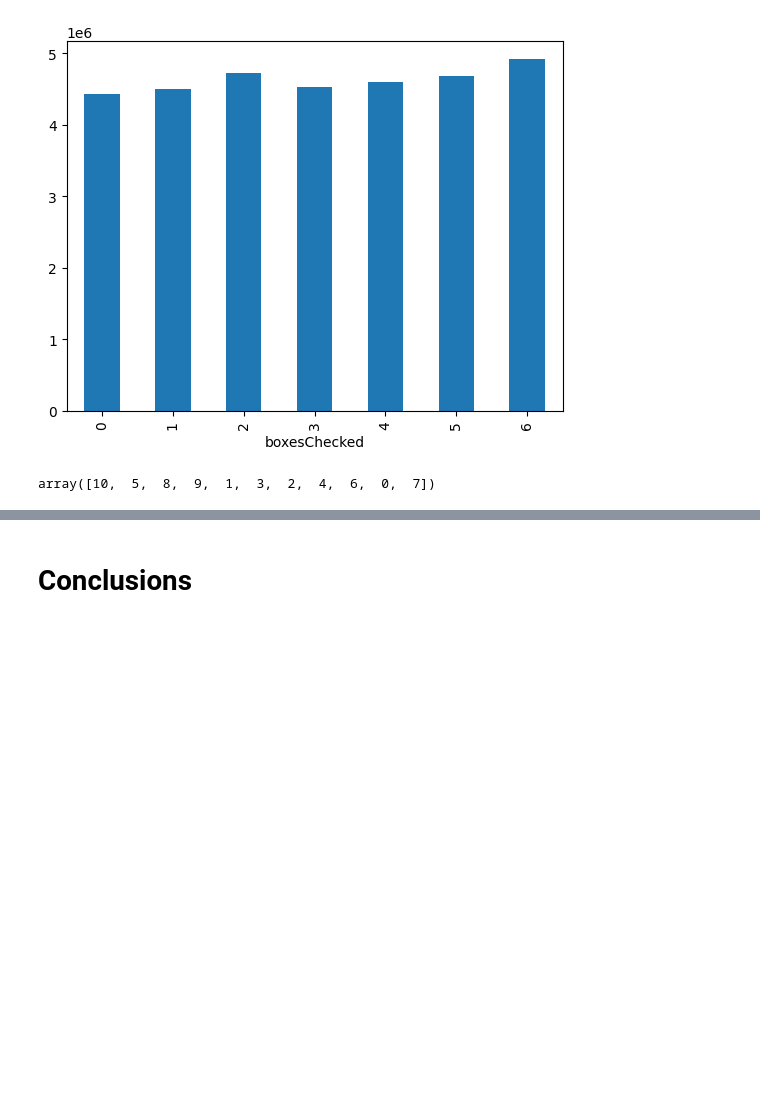
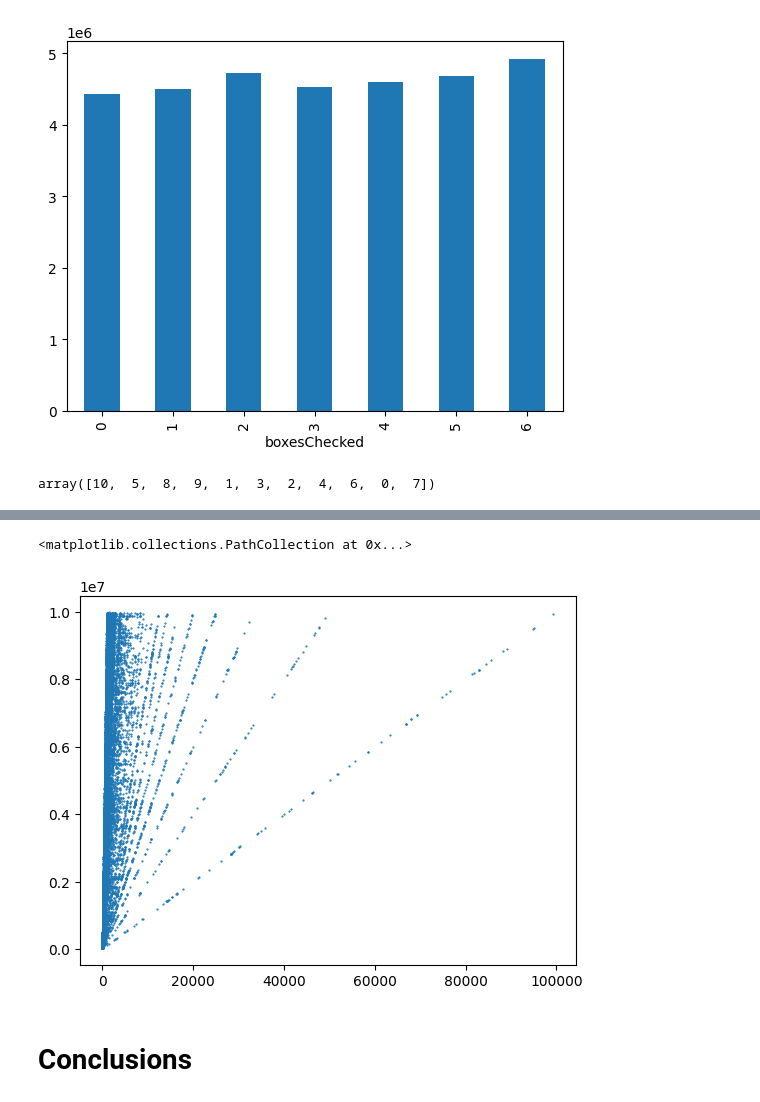
Before and after one commit to PashaIanko/Kaggle.ParisHousingPrices, a Jupyter notebook: 1_data_exploration.ipynb, the cells around one changed output, grey strips where cells are left out. Saved outputs shown, nothing was run; the diff lists cells and outputs as text; code cells hidden in the pictures; blank space fills up the shorter version.

```diff
--- a/1_data_exploration.ipynb
+++ b/1_data_exploration.ipynb
@@ -942,3 +960,16 @@ array([10,  5,  8,  9,  1,  3,  2,  4,  6,  0,  7])
+# %%
+# sns.pairplot(
+#     df_train[['squareMetersPerRoom', 'price']]
+# )
+
+plt.scatter(
+    y=df_train['price'],
+    x=df_train['squareMetersPerRoom'],
+    s=0.3
+)
+# %% [output]
+<matplotlib.collections.PathCollection at 0x...>
+[figure, added]
 # %% [markdown]
 # Conclusions
 # %% [markdown]
```
Also changed, not shown: parts of 5 cells of this notebook.
